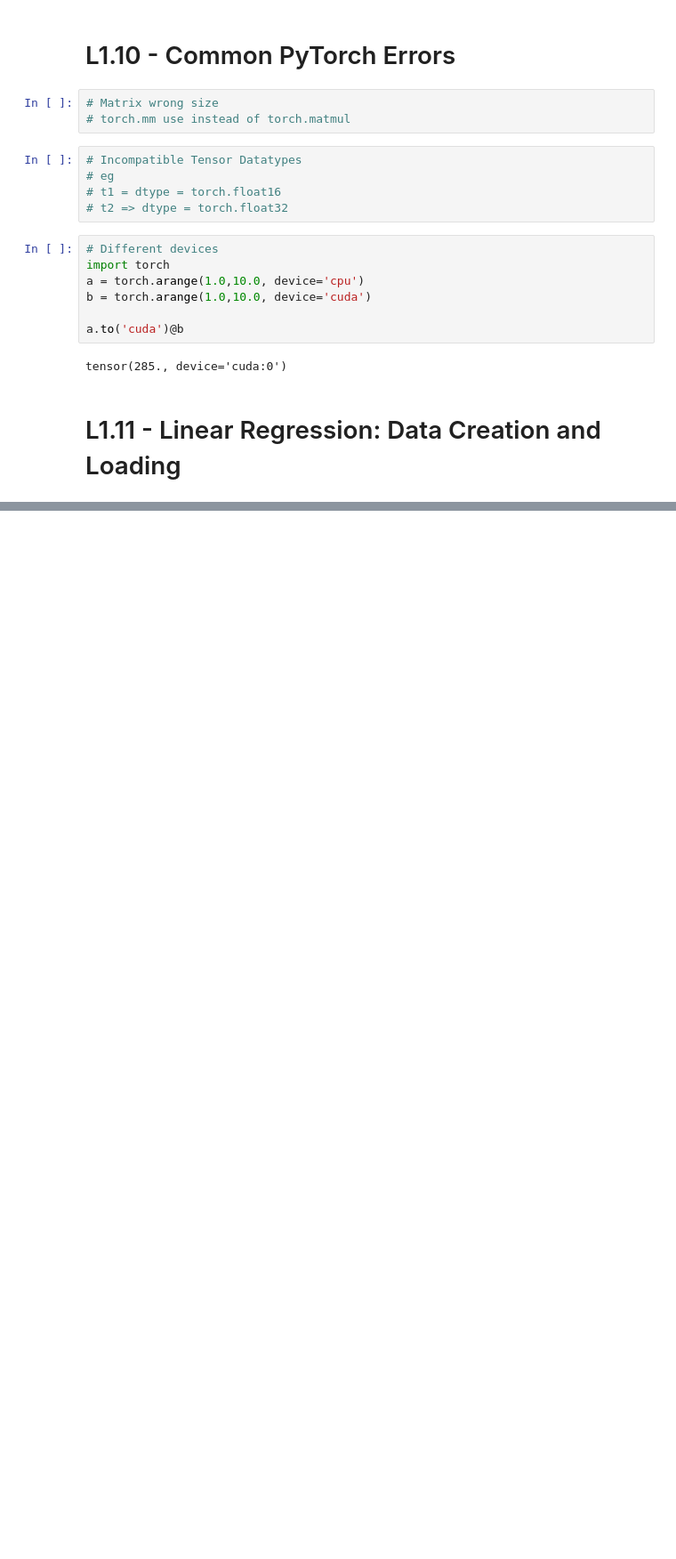
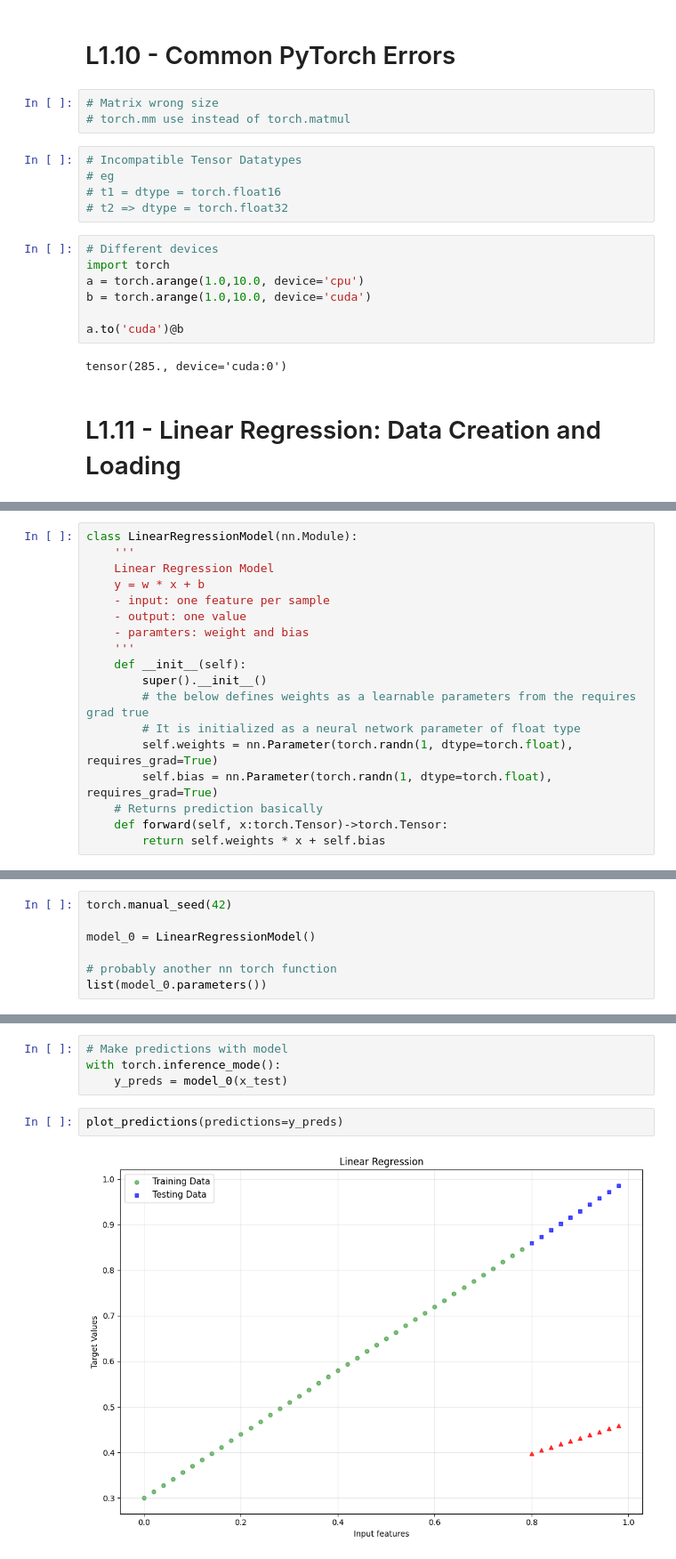
Before and after one commit to siddhartha12/IITM_DL_GenAI_Notes, a Jupyter notebook: DL GenAI Week 1.ipynb, the cells around one changed output, grey strips where cells are left out. Shown: that part at 89% size. Saved outputs shown, nothing was run; the diff lists cells and outputs as text; blank space fills up the shorter version.

```diff
--- a/DL GenAI Week 1.ipynb
+++ b/DL GenAI Week 1.ipynb
@@ -585,0 +697,18 @@ tensor(285., device='cuda:0')
+# %%
+class LinearRegressionModel(nn.Module):
+    '''
+    Linear Regression Model
+    y = w * x + b
+    - input: one feature per sample
+    - output: one value
+    - paramters: weight and bias
+    '''
+    def __init__(self):
+        super().__init__()
+        # the below defines weights as a learnable parameters from the requires grad true
+        # It is initialized as a neural network parameter of float type
+        self.weights = nn.Parameter(torch.randn(1, dtype=torch.float), requires_grad=True)
+        self.bias = nn.Parameter(torch.randn(1, dtype=torch.float), requires_grad=True)
+    # Returns prediction basically
+    def forward(self, x:torch.Tensor)->torch.Tensor:
+        return self.weights * x + self.bias
@@ -585,0 +789,7 @@ tensor(285., device='cuda:0')
+# %%
+torch.manual_seed(42)
+
+model_0 = LinearRegressionModel()
+
+# probably another nn torch function
+list(model_0.parameters())
@@ -585,0 +806,8 @@ tensor(285., device='cuda:0')
+# %%
+# Make predictions with model
+with torch.inference_mode():
+    y_preds = model_0(x_test)
+# %%
+plot_predictions(predictions=y_preds)
+# %% [output]
+[figure, added]
```
Also changed, not shown: parts of 39 cells of this notebook, 2 other files.
